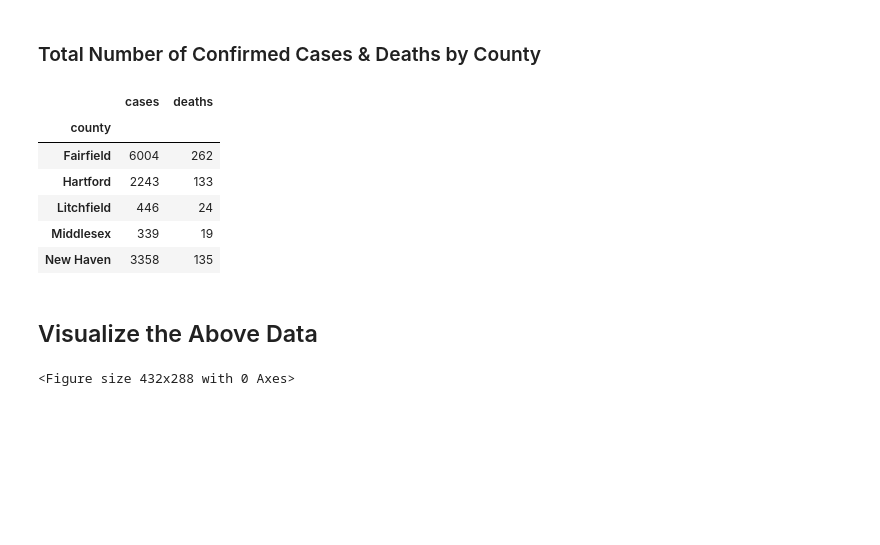
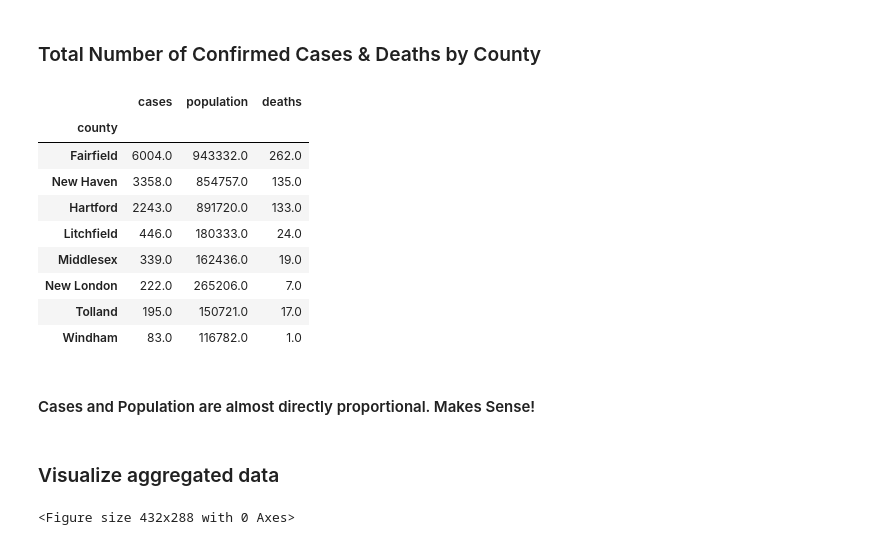
Before and after one commit to prashanthbasani/COVID-explore-data, a Jupyter notebook: Explore.ipynb, the cells around one changed output. Drawn from its saved outputs; the diff is of its cells as text; code cells hidden in the pictures; blank space fills up the shorter version.

```diff
--- a/Explore.ipynb
+++ b/Explore.ipynb
@@ -59,16 +116,22 @@ dtype: object
 ### Total Number of Confirmed Cases & Deaths by County
 # %%
 aggregated_df = connecticut_df[['county', 'cases', 'deaths']].groupby(['county']).max()
-# %%
-aggregated_df.head()
-# %% [output]
-|  | cases | deaths |
-| county |  |  |
-| Fairfield | 6004 | 262 |
-| Hartford | 2243 | 133 |
-| Litchfield | 446 | 24 |
-| Middlesex | 339 | 19 |
-| New Haven | 3358 | 135 |
-# %% [markdown]
-## Visualize the Above Data
+# %%
+# grouped counties, removed unknown and sorted by cases
+connecticut_df[['county', 'cases', 'population', 'deaths']].groupby(['county']).max().where(lambda x: x.population>0).dropna().sort_values(['cases'], ascending=False)
+# %% [output]
+|  | cases | population | deaths |
+| county |  |  |  |
+| Fairfield | 6004.0 | 943332.0 | 262.0 |
+| New Haven | 3358.0 | 854757.0 | 135.0 |
+| Hartford | 2243.0 | 891720.0 | 133.0 |
+| Litchfield | 446.0 | 180333.0 | 24.0 |
+| Middlesex | 339.0 | 162436.0 | 19.0 |
+| New London | 222.0 | 265206.0 | 7.0 |
+| Tolland | 195.0 | 150721.0 | 17.0 |
+| Windham | 83.0 | 116782.0 | 1.0 |
+# %% [markdown]
+#### Cases and Population are almost directly proportional. Makes Sense!
+# %% [markdown]
+### Visualize aggregated data
 # %%
```
Also changed, not shown: parts of 29 cells of this notebook, 4 other files.
